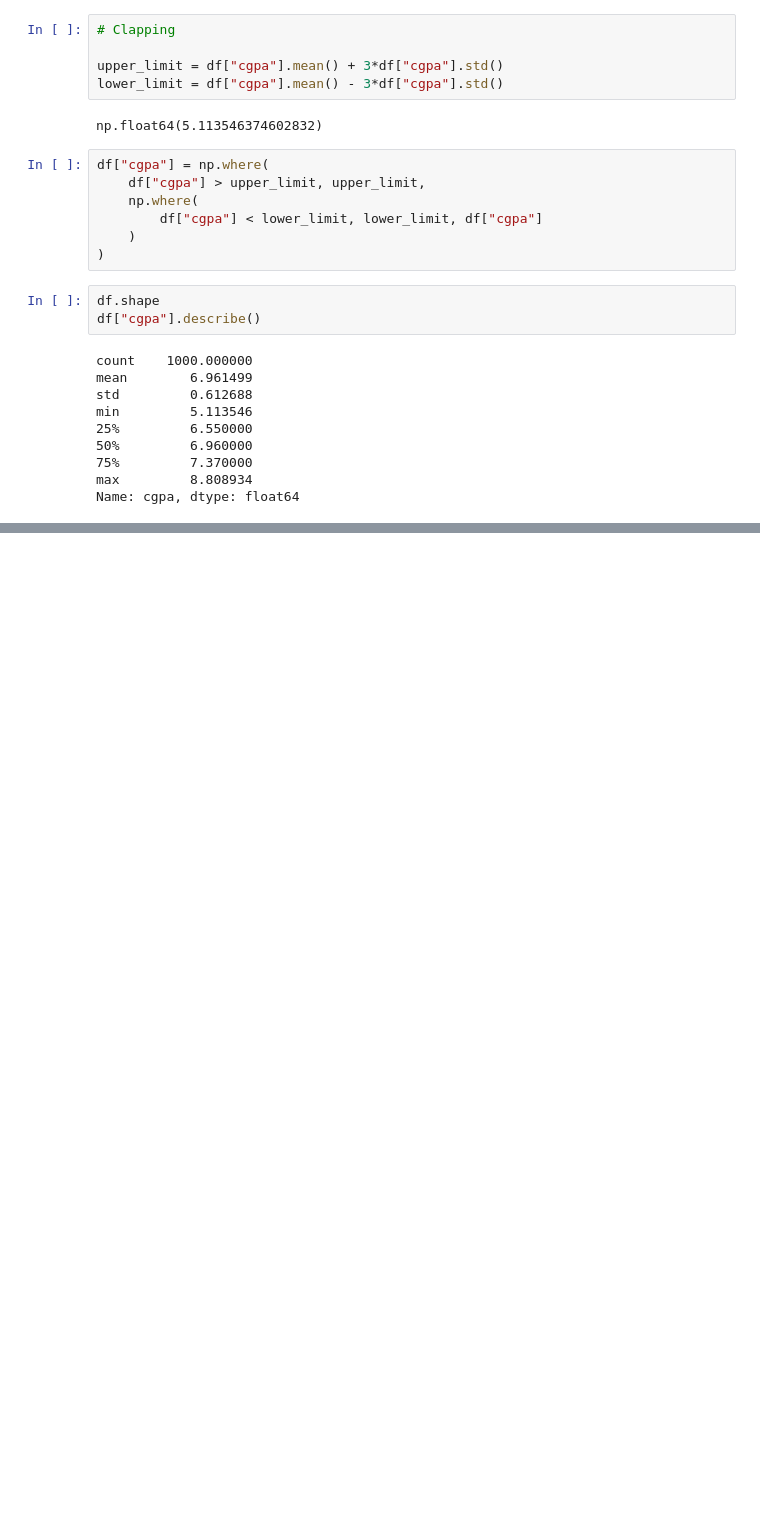
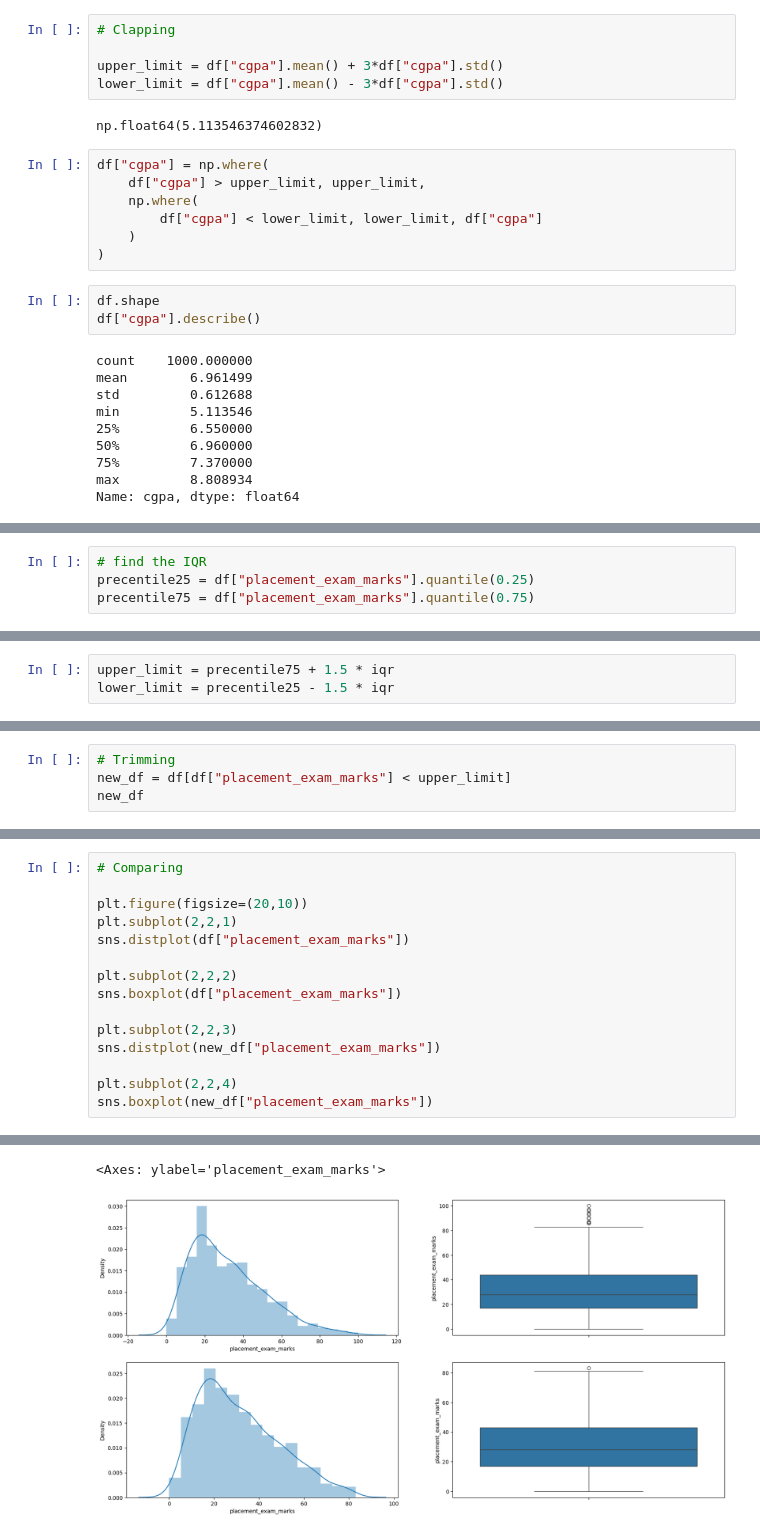
Before and after one commit to yashwant2002/Machine-Learning, a Jupyter notebook: 03 Data Preprocessing/Data_cleaning.ipynb, the cells around one changed output, grey strips where cells are left out. Drawn from its saved outputs; the diff is of its cells as text; blank space fills up the shorter version.

```diff
--- a/03 Data Preprocessing/Data_cleaning.ipynb
+++ b/03 Data Preprocessing/Data_cleaning.ipynb
@@ -219,0 +272,4 @@ Name: cgpa, dtype: float64
+# %%
+# find the IQR
+precentile25 = df["placement_exam_marks"].quantile(0.25)
+precentile75 = df["placement_exam_marks"].quantile(0.75)
@@ -219,0 +281,3 @@ Name: cgpa, dtype: float64
+# %%
+upper_limit = precentile75 + 1.5 * iqr
+lower_limit = precentile25 - 1.5 * iqr
@@ -219,0 +309,4 @@ Name: cgpa, dtype: float64
+# %%
+# Trimming
+new_df = df[df["placement_exam_marks"] < upper_limit]
+new_df
@@ -219,0 +327,16 @@ Name: cgpa, dtype: float64
+# %%
+# Comparing
+
+plt.figure(figsize=(20,10))
+plt.subplot(2,2,1)
+sns.distplot(df["placement_exam_marks"])
+
+plt.subplot(2,2,2)
+sns.boxplot(df["placement_exam_marks"])
+
+plt.subplot(2,2,3)
+sns.distplot(new_df["placement_exam_marks"])
+
+plt.subplot(2,2,4)
+sns.boxplot(new_df["placement_exam_marks"])
+# %% [output]
@@ -219,0 +362,2 @@ Name: cgpa, dtype: float64
+<Axes: ylabel='placement_exam_marks'>
+[figure, added]
```
Also changed, not shown: parts of 15 cells of this notebook.
